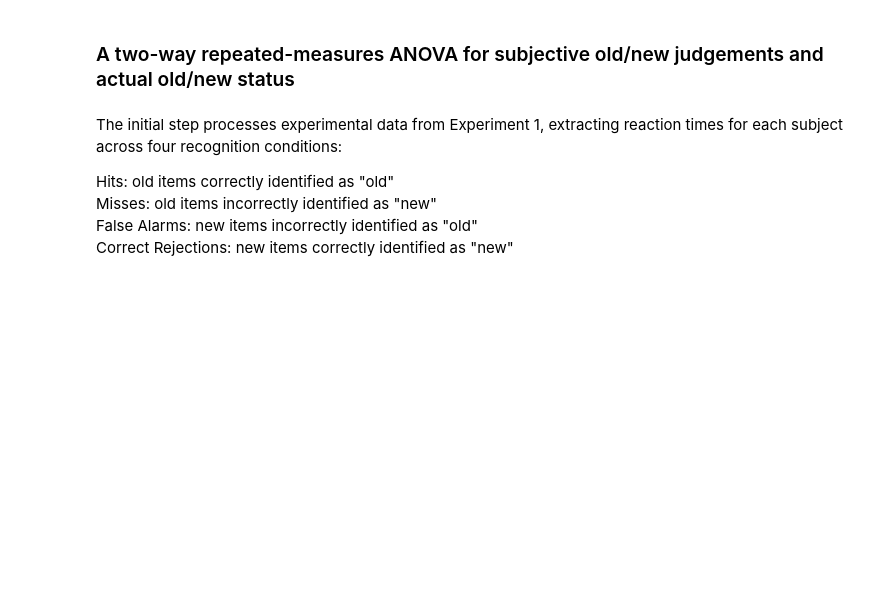
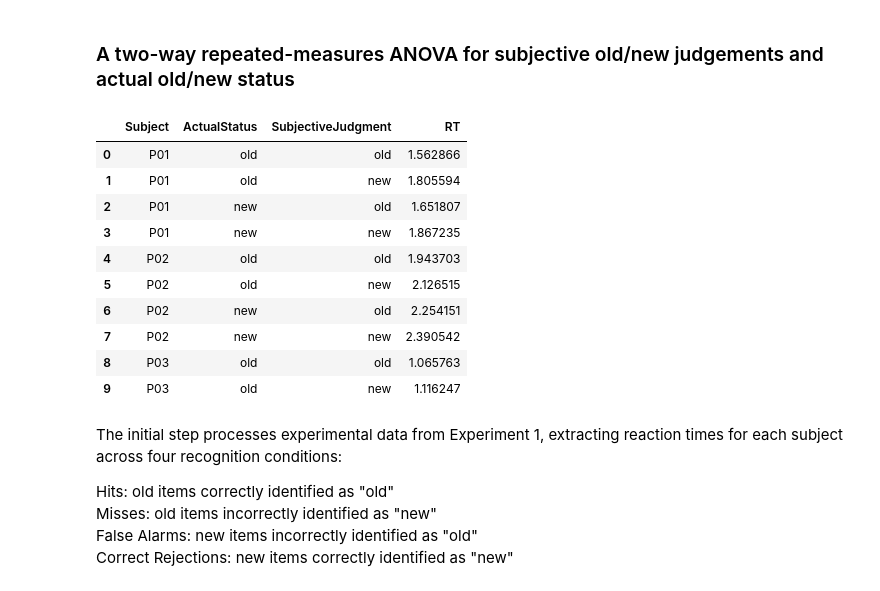
Before and after one commit to LinzanLiu/datascipsych_finalproject, a Jupyter notebook: jupyter/replication.ipynb, the cells around one changed output. Saved outputs shown, nothing was run; the diff lists cells and outputs as text; code cells hidden in the pictures; blank space fills up the shorter version.

```diff
--- a/jupyter/replication.ipynb
+++ b/jupyter/replication.ipynb
@@ -67,37 +59,47 @@ Hit rate and False alarm matched the paper. Test trials receiving R, K and G wer
 ### A two-way repeated-measures ANOVA for subjective old/new judgements and actual old/new status
 # %%
 # Prepare data for ANOVA
-# Calculate mean RTs for each subject across the four conditions
 anova_data = []
-
-for subject in df['Subject'].unique():
+for subject in df['Subject'].unique():# Calculate mean RTs for each subject across the four conditions
     # For Hits: actual=old, judged=old
     hit_rt = df[(df['Subject'] == subject) & (df['ItemRecogStatus'] == 'Hit')]['idRespTime'].mean()
 
     # For Misses: actual=old, judged=new
     miss_rt = df[(df['Subject'] == subject) & (df['ItemRecogStatus'] == 'Miss')]['idRespTime'].mean()
 
     # For False Alarms: actual=new, judged=old
     fa_rt = df[(df['Subject'] == subject) & (df['ItemRecogStatus'] == 'FalseAlarm')]['idRespTime'].mean()
 
     # For Correct Rejections: actual=new, judged=new
     cr_rt = df[(df['Subject'] == subject) & (df['ItemRecogStatus'] == 'CorrectRej')]['idRespTime'].mean()
 
-    # Add data for this subject in long format required by pingouin
     # Actual old
     if not np.isnan(hit_rt):
         anova_data.append({'Subject': subject, 'ActualStatus': 'old', 'SubjectiveJudgment': 'old', 'RT': hit_rt})
     if not np.isnan(miss_rt):
         anova_data.append({'Subject': subject, 'ActualStatus': 'old', 'SubjectiveJudgment': 'new', 'RT': miss_rt})
 
     # Actual new
     if not np.isnan(fa_rt):
         anova_data.append({'Subject': subject, 'ActualStatus': 'new', 'SubjectiveJudgment': 'old', 'RT': fa_rt})
     if not np.isnan(cr_rt):
         anova_data.append({'Subject': subject, 'ActualStatus': 'new', 'SubjectiveJudgment': 'new', 'RT': cr_rt})
 
 # Convert to DataFrame for ANOVA
 anova_df = pd.DataFrame(anova_data)
+anova_df.head(10)
+# %% [output]
+|  | Subject | ActualStatus | SubjectiveJudgment | RT |
+| 0 | P01 | old | old | 1.562866 |
+| 1 | P01 | old | new | 1.805594 |
+| 2 | P01 | new | old | 1.651807 |
+| 3 | P01 | new | new | 1.867235 |
+| 4 | P02 | old | old | 1.943703 |
+| 5 | P02 | old | new | 2.126515 |
+| 6 | P02 | new | old | 2.254151 |
+| 7 | P02 | new | new | 2.390542 |
+| 8 | P03 | old | old | 1.065763 |
+| 9 | P03 | old | new | 1.116247 |
 # %% [markdown]
 The initial step processes experimental data from Experiment 1, extracting reaction times for each subject across four recognition conditions:
 
```
Also changed, not shown: parts of 61 cells of this notebook, 5 other files.
